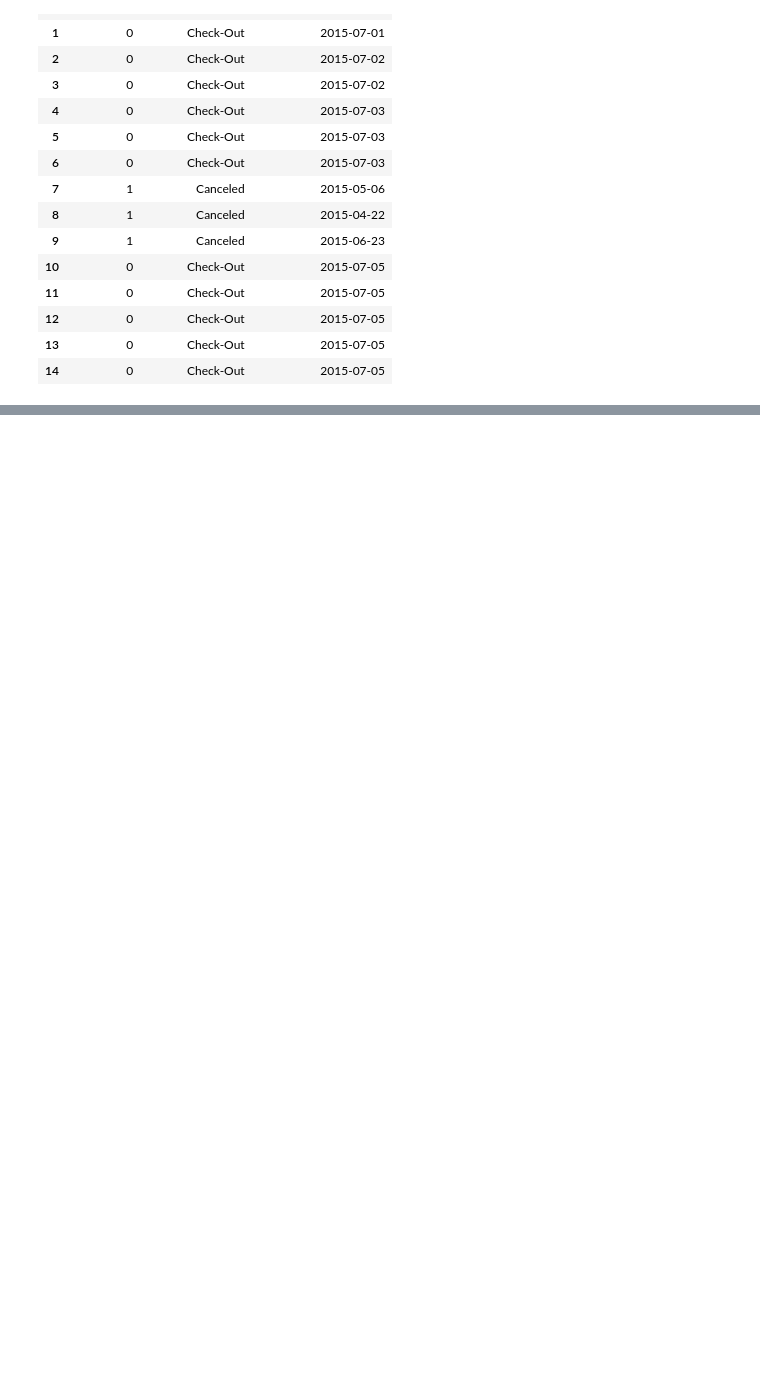
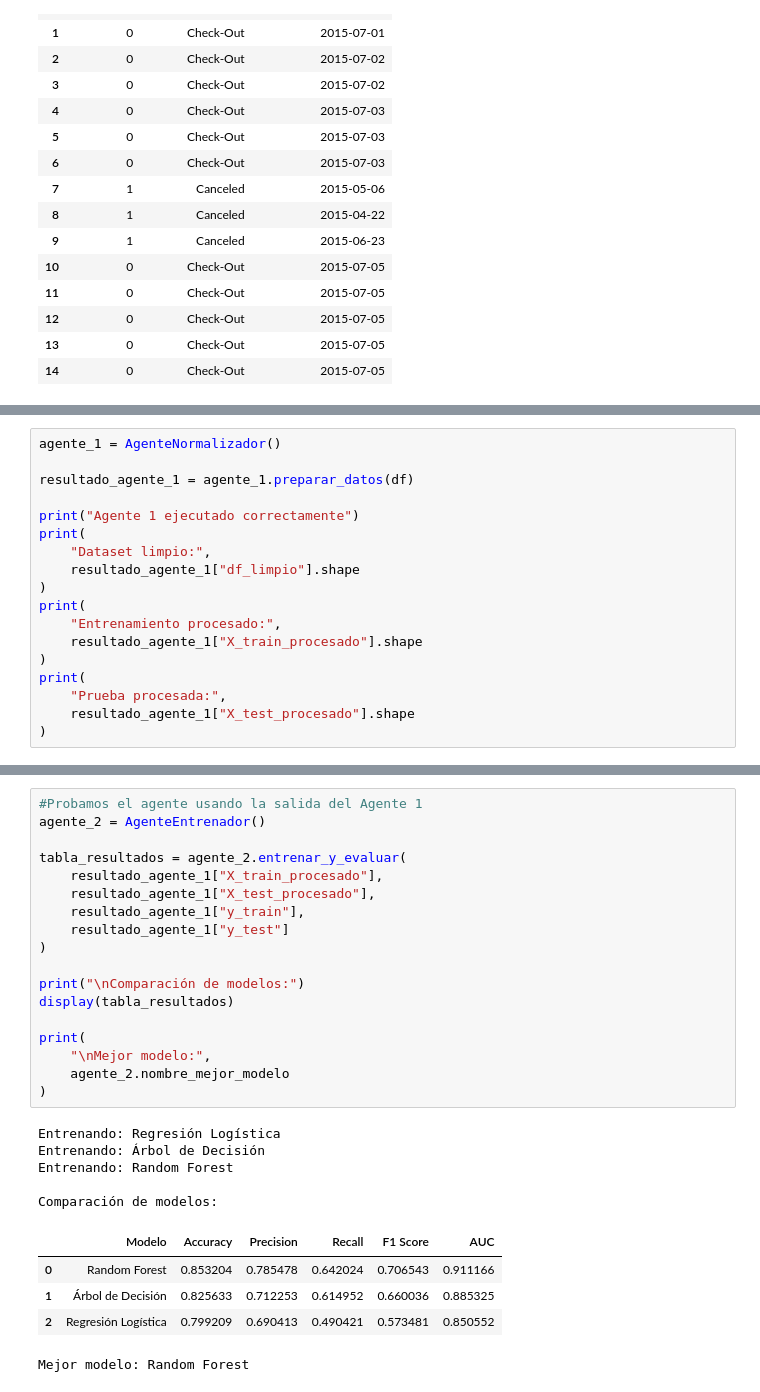
Before and after one commit to hOshi123456/Proyecto_Hotel_Booking_Demand, a Jupyter notebook: ProyectoHotelDataset.ipynb, the cells around one changed output, grey strips where cells are left out. Cells and saved outputs as stored; diff of their text form; blank space fills up the shorter version.

Commit message:
feat: Implementación de agentes de normalización y entrenamiento

```diff
--- a/ProyectoHotelDataset.ipynb
+++ b/ProyectoHotelDataset.ipynb
@@ -263,0 +485,18 @@ Name: count, dtype: int64
+# %%
+agente_1 = AgenteNormalizador()
+
+resultado_agente_1 = agente_1.preparar_datos(df)
+
+print("Agente 1 ejecutado correctamente")
+print(
+    "Dataset limpio:",
+    resultado_agente_1["df_limpio"].shape
+)
+print(
+    "Entrenamiento procesado:",
+    resultado_agente_1["X_train_procesado"].shape
+)
+print(
+    "Prueba procesada:",
+    resultado_agente_1["X_test_procesado"].shape
+)
@@ -263,0 +615,29 @@ Name: count, dtype: int64
+# %%
+#Probamos el agente usando la salida del Agente 1
+agente_2 = AgenteEntrenador()
+
+tabla_resultados = agente_2.entrenar_y_evaluar(
+    resultado_agente_1["X_train_procesado"],
+    resultado_agente_1["X_test_procesado"],
+    resultado_agente_1["y_train"],
+    resultado_agente_1["y_test"]
+)
+
+print("\nComparación de modelos:")
+display(tabla_resultados)
+
+print(
+    "\nMejor modelo:",
+    agente_2.nombre_mejor_modelo
+)
+# %% [output]
+Entrenando: Regresión Logística
+Entrenando: Árbol de Decisión
+Entrenando: Random Forest
+
+Comparación de modelos:
+|  | Modelo | Accuracy | Precision | Recall | F1 Score | AUC |
+| 0 | Random Forest | 0.853204 | 0.785478 | 0.642024 | 0.706543 | 0.911166 |
+| 1 | Árbol de Decisión | 0.825633 | 0.712253 | 0.614952 | 0.660036 | 0.885325 |
+| 2 | Regresión Logística | 0.799209 | 0.690413 | 0.490421 | 0.573481 | 0.850552 |
+Mejor modelo: Random Forest
```
Also changed, not shown: parts of 8 cells of this notebook.
